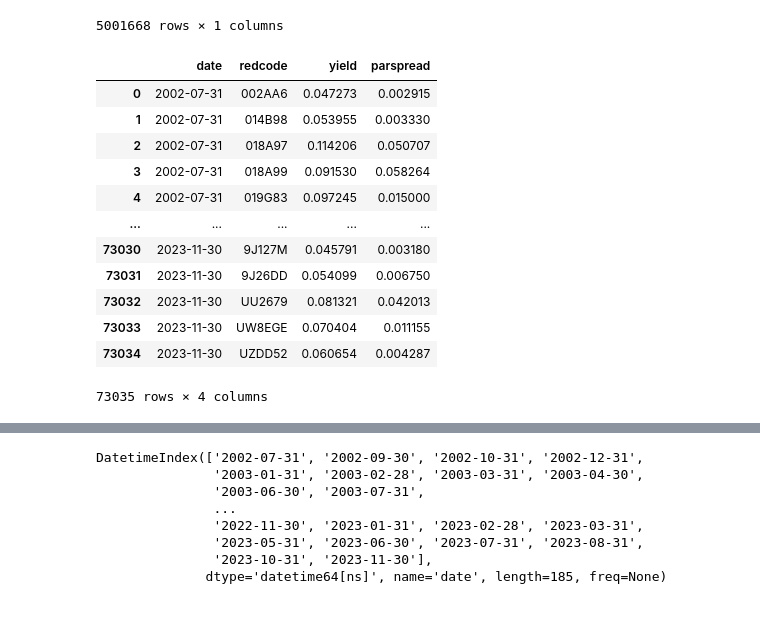
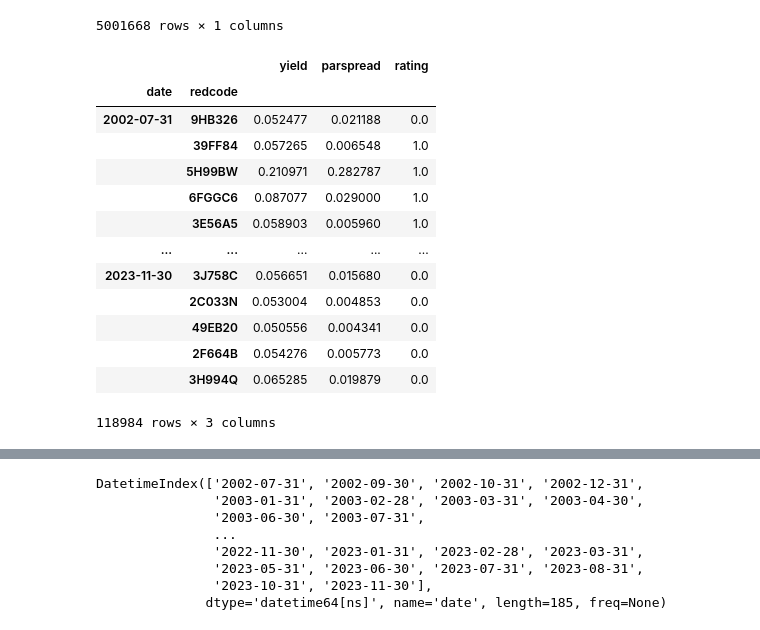
Before and after one commit to zixiaowang123/full_stack_project, a Jupyter notebook: src/test.ipynb, the cells around one changed output, grey strips where cells are left out. Drawn from its saved outputs; the diff is of its cells as text; code cells hidden in the pictures.

```diff
--- a/src/test.ipynb
+++ b/src/test.ipynb
@@ -66,7 +173,7 @@ See the caveats in the documentation: https://pandas.pydata.org/pandas-docs/stab
 # %%
 CDSs.dropna(subset=["parspread"], inplace=True)
 # %%
-bond_average = wbonds.groupby([wbonds.index, 'redcode'])['yield'].mean()
+bond_average = wbonds.groupby([wbonds.index, 'redcode','maturity_time_frame'])['yield'].mean()
 
 bond_average
 # %% [output]
@@ -85,0 +193,2 @@ Name: yield, Length: 145176, dtype: float64
+# %%
+CDSs['tenor'] = CDSs.loc[:,"tenor"].str.split('Y').str.join('').astype(int)
@@ -145,20 +280,28 @@ classification = wbonds[["redcode","rating"]]
 df1_reset = joined_df.reset_index()
 
 # Merge on the 'first' column
-merged_df = pd.merge(df1_reset, classification, on=['redcode',"date"], how='left')
+merged_df = pd.merge(df1_reset, classification, on=['redcode',"date"], how='right')
-# %%
-df1_reset
-# %% [output]
-|  | date | redcode | yield | parspread |
-| 0 | 2002-07-31 | 002AA6 | 0.047273 | 0.002915 |
-| 1 | 2002-07-31 | 014B98 | 0.053955 | 0.003330 |
-| 2 | 2002-07-31 | 018A97 | 0.114206 | 0.050707 |
-| 3 | 2002-07-31 | 018A99 | 0.091530 | 0.058264 |
-| 4 | 2002-07-31 | 019G83 | 0.097245 | 0.015000 |
-| ... | ... | ... | ... | ... |
-| 73030 | 2023-11-30 | 9J127M | 0.045791 | 0.003180 |
-| 73031 | 2023-11-30 | 9J26DD | 0.054099 | 0.006750 |
-| 73032 | 2023-11-30 | UU2679 | 0.081321 | 0.042013 |
-| 73033 | 2023-11-30 | UW8EGE | 0.070404 | 0.011155 |
-| 73034 | 2023-11-30 | UZDD52 | 0.060654 | 0.004287 |
-73035 rows × 4 columns
+# %%
+merged_df.dropna(inplace=True)
+# %%
+merged_df.set_index(['date'], inplace= True)
+
+merged_df.sort_index(inplace=True)
+merged_df.reset_index(inplace=True)
+merged_df.set_index(['date', 'redcode'], inplace= True)
+merged_df
+# %% [output]
+|  |  | yield | parspread | rating |
+| date | redcode |  |  |  |
+| 2002-07-31 | 9HB326 | 0.052477 | 0.021188 | 0.0 |
+|  | 39FF84 | 0.057265 | 0.006548 | 1.0 |
+|  | 5H99BW | 0.210971 | 0.282787 | 1.0 |
+|  | 6FGGC6 | 0.087077 | 0.029000 | 1.0 |
+|  | 3E56A5 | 0.058903 | 0.005960 | 1.0 |
+| ... | ... | ... | ... | ... |
+| 2023-11-30 | 3J758C | 0.056651 | 0.015680 | 0.0 |
+|  | 2C033N | 0.053004 | 0.004853 | 0.0 |
+|  | 49EB20 | 0.050556 | 0.004341 | 0.0 |
+|  | 2F664B | 0.054276 | 0.005773 | 0.0 |
+|  | 3H994Q | 0.065285 | 0.019879 | 0.0 |
+118984 rows × 3 columns
```
Also changed, not shown: parts of 21 cells of this notebook, 4 other files.
